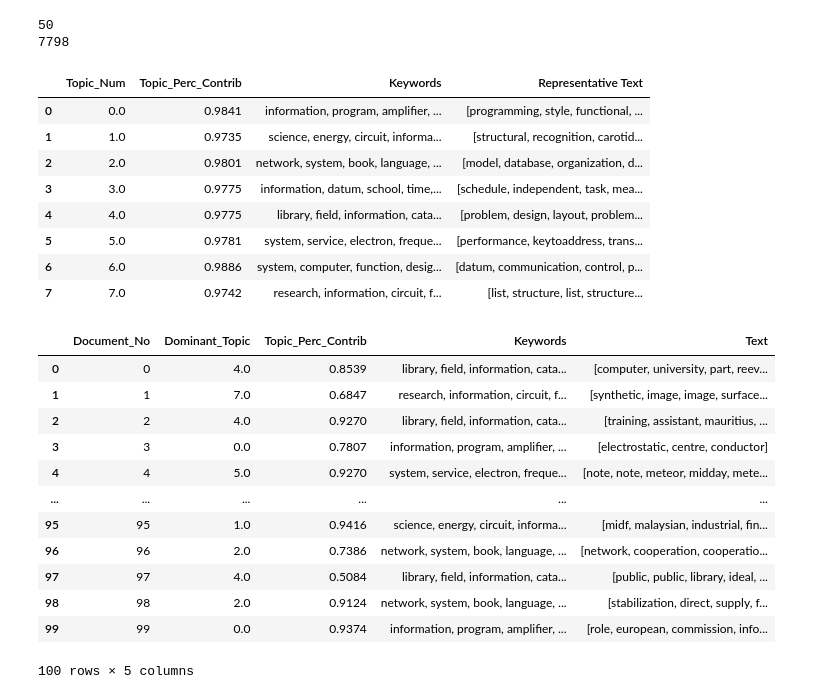
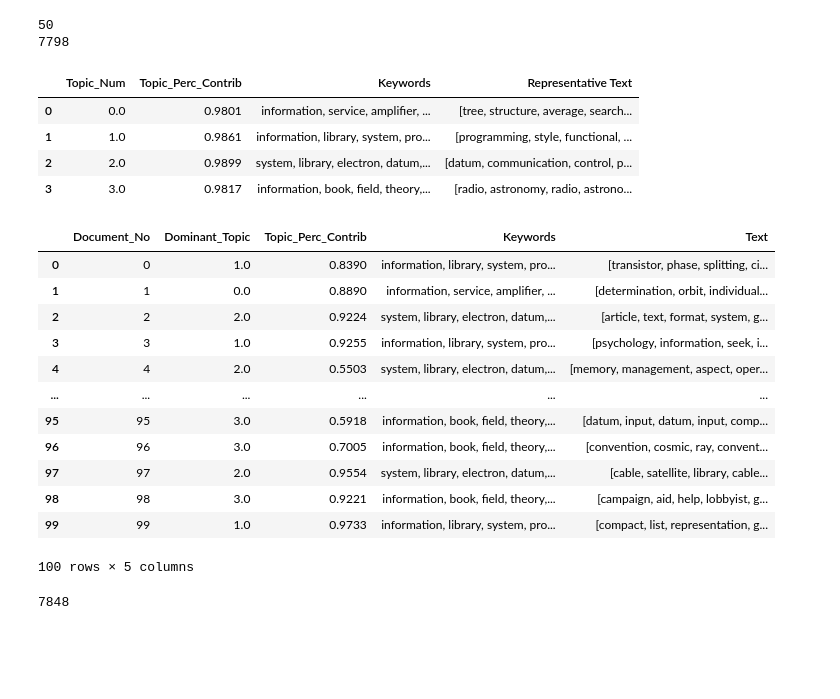
Before and after one commit to CAnsaldi/Information_Engineerin_1_Assignment, a Jupyter notebook: Information_Retrieval.ipynb, the cells around one changed output. Saved outputs shown, nothing was run; the diff lists cells and outputs as text; code cells hidden in the pictures; blank space fills up the shorter version.

```diff
--- a/Information_Retrieval.ipynb
+++ b/Information_Retrieval.ipynb
@@ -307,7 +320,7 @@ empty text on line  2857
 # Create Dictionary
 id2word = corpora.Dictionary(querries_collection_dataset)
 # Create Corpus
-texts = prep_collection
+texts = querries_collection_dataset
 # Term Document Frequency
 corpus = [id2word.doc2bow(text) for text in texts]
 # View
@@ -317,7 +330,7 @@ print(corpus[:1][0][:30])
 # %%
 from pprint import pprint
 # number of topics
-num_topics = 8
+num_topics = 4
 # Build LDA model
 lda_model = gensim.models.LdaMulticore(corpus=corpus,
                                        id2word=id2word,
@@ -410,7 +422,7 @@ def format_topics_sentences(ldamodel=None, corpus=corpus, texts=prep_collection)
     return(sent_topics_df)
 
 
-df_topic_sents_keywords = format_topics_sentences(ldamodel=lda_model, corpus=corpus, texts=prep_collection)
+df_topic_sents_keywords = format_topics_sentences(ldamodel=lda_model, corpus=corpus, texts=querries_collection_dataset)
 # Format
 df_dominant_topic = df_topic_sents_keywords.reset_index()
 
@@ -426,6 +438,6 @@ df_dominant_topic_collection = df_dominant_topic_collection[df_dominant_topic_co
 
 df_dominant_topic = df_dominant_topic[df_dominant_topic['Text'].notna()]
 
-print(df_dominant_topic)
+print(df_dominant_topic.iloc[2857])
 #print(df_dominant_topic_querries['Text'])
 # %% [output]
@@ -474,11 +475,7 @@ sent_topics_sorteddf_mallet.columns = ['Topic_Num', "Topic_Perc_Contrib", "Keywo
 sent_topics_sorteddf_mallet.head(20)
 # %% [output]
 |  | Topic_Num | Topic_Perc_Contrib | Keywords | Representative Text |
-| 0 | 0.0 | 0.9841 | information, program, amplifier, ... | [programming, style, functional, ... |
-| 1 | 1.0 | 0.9735 | science, energy, circuit, informa... | [structural, recognition, carotid... |
-| 2 | 2.0 | 0.9801 | network, system, book, language, ... | [model, database, organization, d... |
-| 3 | 3.0 | 0.9775 | information, datum, school, time,... | [schedule, independent, task, mea... |
-| 4 | 4.0 | 0.9775 | library, field, information, cata... | [problem, design, layout, problem... |
-| 5 | 5.0 | 0.9781 | system, service, electron, freque... | [performance, keytoaddress, trans... |
-| 6 | 6.0 | 0.9886 | system, computer, function, desig... | [datum, communication, control, p... |
-| 7 | 7.0 | 0.9742 | research, information, circuit, f... | [list, structure, list, structure... |
+| 0 | 0.0 | 0.9801 | information, service, amplifier, ... | [tree, structure, average, search... |
+| 1 | 1.0 | 0.9861 | information, library, system, pro... | [programming, style, functional, ... |
+| 2 | 2.0 | 0.9899 | system, library, electron, datum,... | [datum, communication, control, p... |
+| 3 | 3.0 | 0.9817 | information, book, field, theory,... | [radio, astronomy, radio, astrono... |
@@ -488,46 +488,50 @@ def format_topics_sentences(ldamodel=None, corpus=corpus, texts=prep_collection)
     sent_topics_df = pd.DataFrame()
 
     # Get main topic in each document
     for i, row_list in enumerate(ldamodel[corpus]):
         row = row_list[0] if ldamodel.per_word_topics else row_list
         # print(row)
         row = sorted(row, key=lambda x: (x[1]), reverse=True)
         # Get the Dominant topic, Perc Contribution and Keywords for each document
         for j, (topic_num, prop_topic) in enumerate(row):
             if j == 0:  # => dominant topic
                 wp = ldamodel.show_topic(topic_num)
                 topic_keywords = ", ".join([word for word, prop in wp])
                 sent_topics_df = sent_topics_df.append(pd.Series([int(topic_num), round(prop_topic,4), topic_keywords]), ignore_index=True)
             else:
                 break
     sent_topics_df.columns = ['Dominant_Topic', 'Perc_Contribution', 'Topic_Keywords']
 
     # Add original text to the end of the output
     contents = pd.Series(texts)
     sent_topics_df = pd.concat([sent_topics_df, contents], axis=1)
     return(sent_topics_df)
 
 
-df_topic_sents_keywords = format_topics_sentences(ldamodel=lda_model, corpus=corpus, texts=prep_collection)
+df_topic_sents_keywords = format_topics_sentences(ldamodel=lda_model, corpus=corpus, texts=querries_collection_dataset)
 
 # Format
 df_dominant_topic = df_topic_sents_keywords.reset_index()
 df_dominant_topic.columns = ['Document_No', 'Dominant_Topic', 'Topic_Perc_Contrib', 'Keywords', 'Text']
 df_dominant_topic.head(100)
 # %% [output]
 |  | Document_No | Dominant_Topic | Topic_Perc_Contrib | Keywords | Text |
-| 0 | 0 | 4.0 | 0.8539 | library, field, information, cata... | [computer, university, part, reev... |
-| 1 | 1 | 7.0 | 0.6847 | research, information, circuit, f... | [synthetic, image, image, surface... |
-| 2 | 2 | 4.0 | 0.9270 | library, field, information, cata... | [training, assistant, mauritius, ... |
-| 3 | 3 | 0.0 | 0.7807 | information, program, amplifier, ... | [electrostatic, centre, conductor] |
-| 4 | 4 | 5.0 | 0.9270 | system, service, electron, freque... | [note, note, meteor, midday, mete... |
+| 0 | 0 | 1.0 | 0.8390 | information, library, system, pro... | [transistor, phase, splitting, ci... |
+| 1 | 1 | 0.0 | 0.8890 | information, service, amplifier, ... | [determination, orbit, individual... |
+| 2 | 2 | 2.0 | 0.9224 | system, library, electron, datum,... | [article, text, format, system, g... |
+| 3 | 3 | 1.0 | 0.9255 | information, library, system, pro... | [psychology, information, seek, i... |
+| 4 | 4 | 2.0 | 0.5503 | system, library, electron, datum,... | [memory, management, aspect, oper... |
 | ... | ... | ... | ... | ... | ... |
-| 95 | 95 | 1.0 | 0.9416 | science, energy, circuit, informa... | [midf, malaysian, industrial, fin... |
-| 96 | 96 | 2.0 | 0.7386 | network, system, book, language, ... | [network, cooperation, cooperatio... |
-| 97 | 97 | 4.0 | 0.5084 | library, field, information, cata... | [public, public, library, ideal, ... |
-| 98 | 98 | 2.0 | 0.9124 | network, system, book, language, ... | [stabilization, direct, supply, f... |
-| 99 | 99 | 0.0 | 0.9374 | information, program, amplifier, ... | [role, european, commission, info... |
+| 95 | 95 | 3.0 | 0.5918 | information, book, field, theory,... | [datum, input, datum, input, comp... |
+| 96 | 96 | 3.0 | 0.7005 | information, book, field, theory,... | [convention, cosmic, ray, convent... |
+| 97 | 97 | 2.0 | 0.9554 | system, library, electron, datum,... | [cable, satellite, library, cable... |
+| 98 | 98 | 3.0 | 0.9221 | information, book, field, theory,... | [campaign, aid, help, lobbyist, g... |
+| 99 | 99 | 1.0 | 0.9733 | information, library, system, pro... | [compact, list, representation, g... |
 100 rows × 5 columns
+# %%
+print(len(df_dominant_topic))
+# %% [output]
+7848
 # %%
 #print([len(d) for d in df_dominant_topic.Text])
 doc_lens = [len(d) for d in df_dominant_topic.Text]
```
Also changed, not shown: parts of 12 cells of this notebook, 4 other files.
